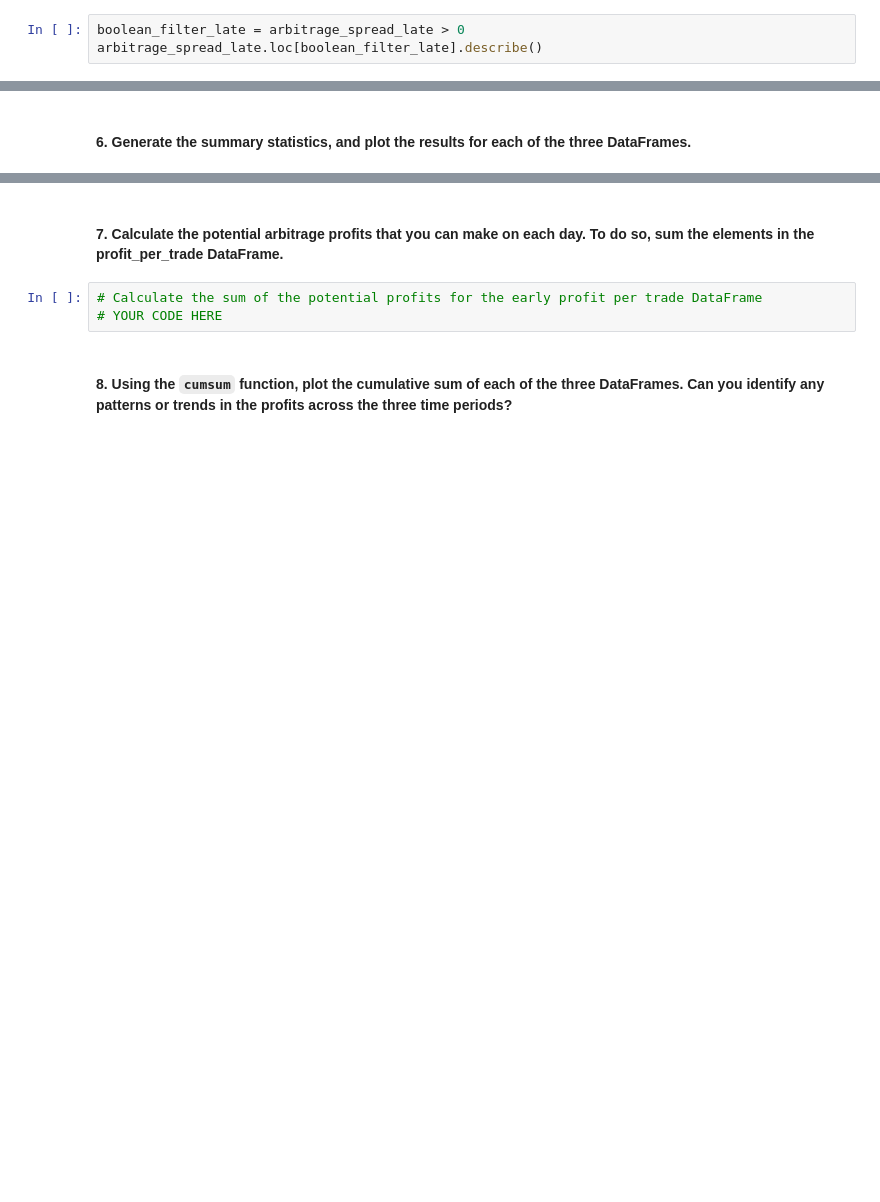
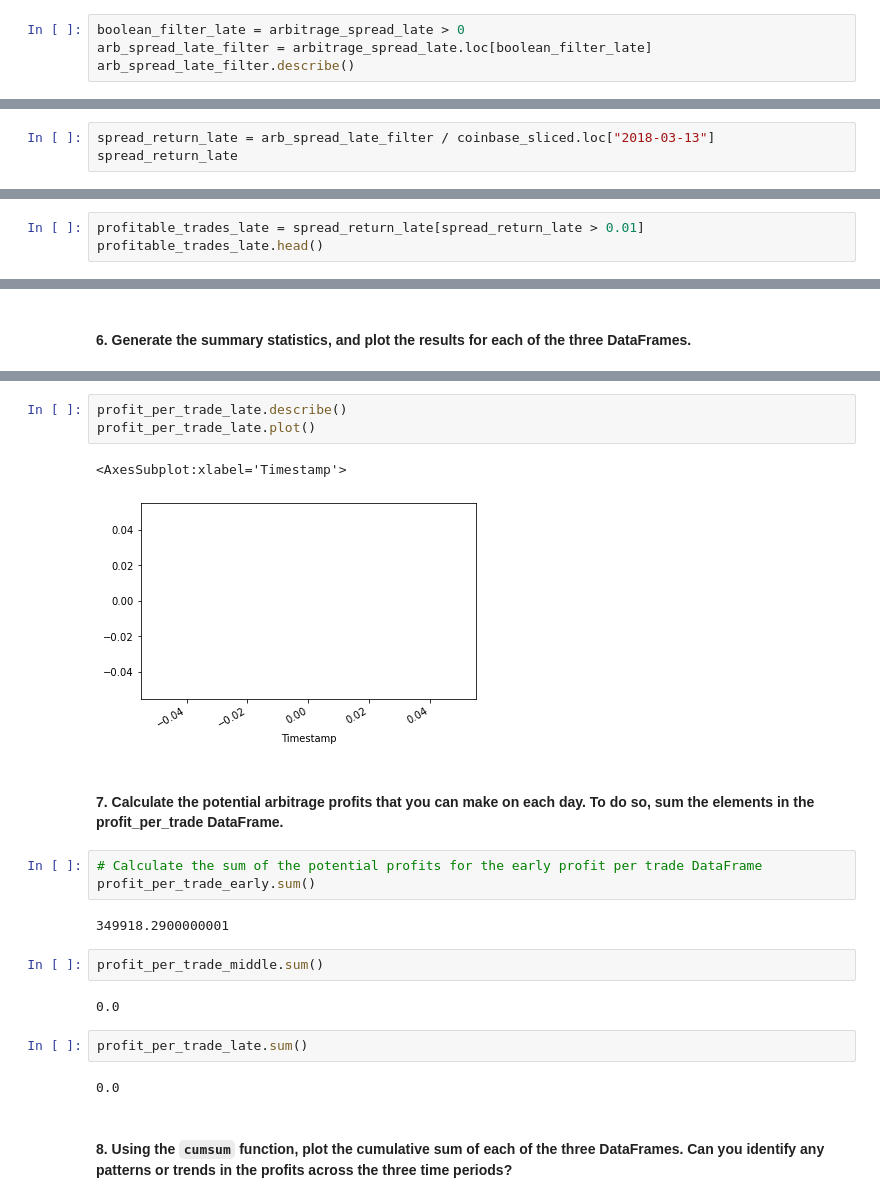
Before and after one commit to rrmangum/Bitcoin_Arbitrage_Trading_Opportunities_2018, a Jupyter notebook: crypto_arbitrage.ipynb, the cells around one changed output, grey strips where cells are left out. Drawn from its saved outputs; the diff is of its cells as text; blank space fills up the shorter version.

```diff
--- a/crypto_arbitrage.ipynb
+++ b/crypto_arbitrage.ipynb
@@ -565,7 +567,8 @@ max        65.050000
 Name: Close, dtype: float64
 # %%
 boolean_filter_late = arbitrage_spread_late > 0
-arbitrage_spread_late.loc[boolean_filter_late].describe()
+arb_spread_late_filter = arbitrage_spread_late.loc[boolean_filter_late]
+arb_spread_late_filter.describe()
 # %% [output]
 count    930.000000
 mean      11.922226
@@ -587,0 +610,3 @@ spread_return_early= # YOUR CODE HERE
+# %%
+spread_return_late = arb_spread_late_filter / coinbase_sliced.loc["2018-03-13"]
+spread_return_late
@@ -596,0 +649,3 @@ profitable_trades_early = # YOUR CODE HERE
+# %%
+profitable_trades_late = spread_return_late[spread_return_late > 0.01]
+profitable_trades_late.head()
@@ -623,8 +748,24 @@ profit_per_trade_early = # YOUR CODE HERE
+# %%
+profit_per_trade_late.describe()
+profit_per_trade_late.plot()
+# %% [output]
+<AxesSubplot:xlabel='Timestamp'>
+[figure, added]
 # %% [markdown]
 #### 7. Calculate the potential arbitrage profits that you can make on each day. To do so, sum the elements in the profit_per_trade DataFrame.
 # %%
 # Calculate the sum of the potential profits for the early profit per trade DataFrame
-# YOUR CODE HERE
+profit_per_trade_early.sum()
+# %% [output]
+349918.2900000001
+# %%
+profit_per_trade_middle.sum()
+# %% [output]
+0.0
+# %%
+profit_per_trade_late.sum()
+# %% [output]
+0.0
 # %% [markdown]
 #### 8. Using the `cumsum` function, plot the cumulative sum of each of the three DataFrames. Can you identify any patterns or trends in the profits across the three time periods?
 # %%
```
Also changed, not shown: parts of 22 cells of this notebook.
